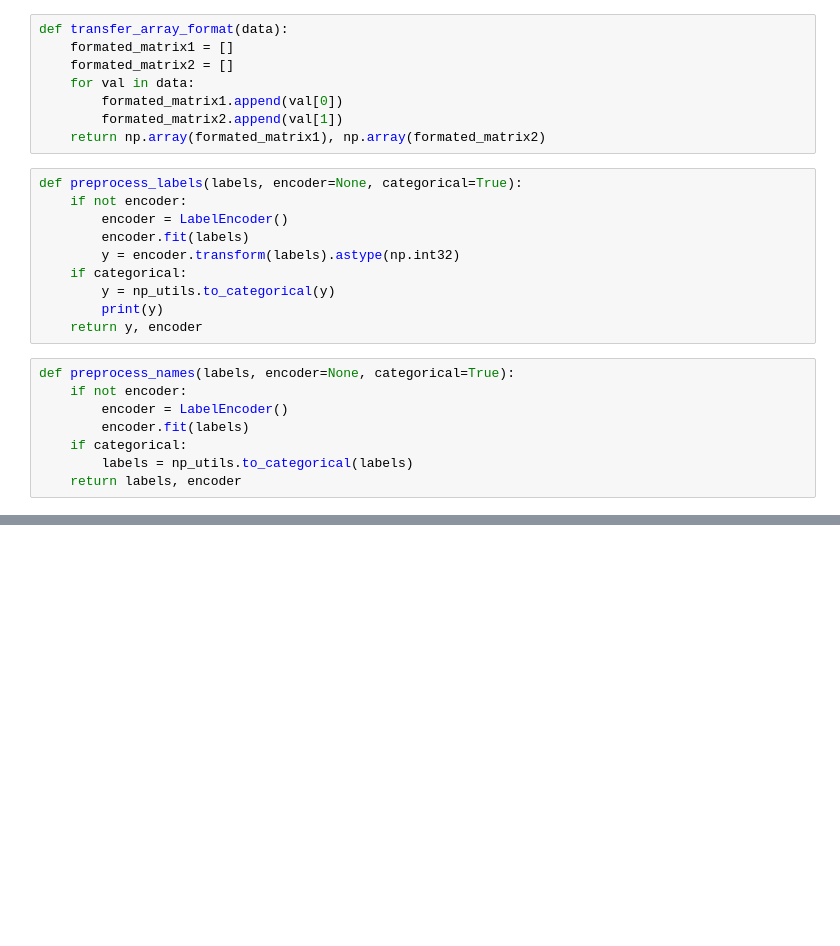
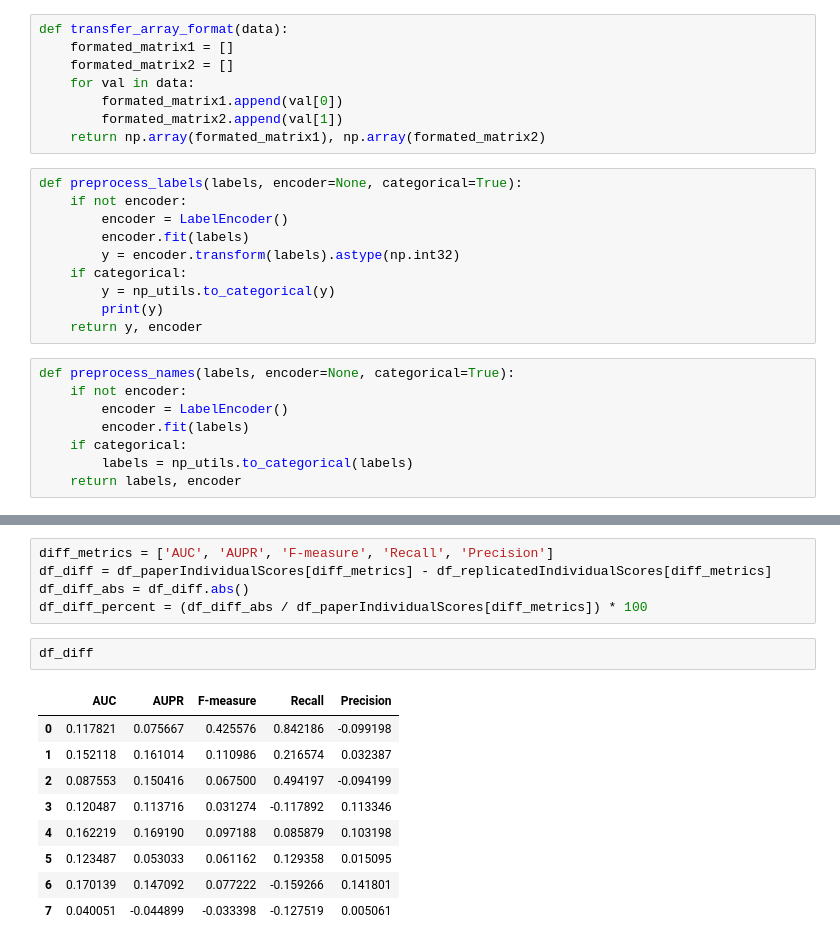
Before and after one commit to uzh-dqbm-cmi/side-effects, a Jupyter notebook: notebooks/01_KS_Skorch_DDI.ipynb, the cells around one changed output, grey strips where cells are left out. Drawn from its saved outputs; the diff is of its cells as text; blank space fills up the shorter version.

```diff
--- a/notebooks/01_KS_Skorch_DDI.ipynb
+++ b/notebooks/01_KS_Skorch_DDI.ipynb
@@ -355,0 +393,17 @@ roc_auc_score(y_test, y_pred), auc(precision, recall), f1_score(y_test, y_pred),
+# %%
+diff_metrics = ['AUC', 'AUPR', 'F-measure', 'Recall', 'Precision']
+df_diff = df_paperIndividualScores[diff_metrics] - df_replicatedIndividualScores[diff_metrics]
+df_diff_abs = df_diff.abs()
+df_diff_percent = (df_diff_abs / df_paperIndividualScores[diff_metrics]) * 100
+# %%
+df_diff
+# %% [output]
+|  | AUC | AUPR | F-measure | Recall | Precision |
+| 0 | 0.117821 | 0.075667 | 0.425576 | 0.842186 | -0.099198 |
+| 1 | 0.152118 | 0.161014 | 0.110986 | 0.216574 | 0.032387 |
+| 2 | 0.087553 | 0.150416 | 0.067500 | 0.494197 | -0.094199 |
+| 3 | 0.120487 | 0.113716 | 0.031274 | -0.117892 | 0.113346 |
+| 4 | 0.162219 | 0.169190 | 0.097188 | 0.085879 | 0.103198 |
+| 5 | 0.123487 | 0.053033 | 0.061162 | 0.129358 | 0.015095 |
+| 6 | 0.170139 | 0.147092 | 0.077222 | -0.159266 | 0.141801 |
+| 7 | 0.040051 | -0.044899 | -0.033398 | -0.127519 | 0.005061 |
```
Also changed, not shown: parts of 56 cells of this notebook, 5 other files.
